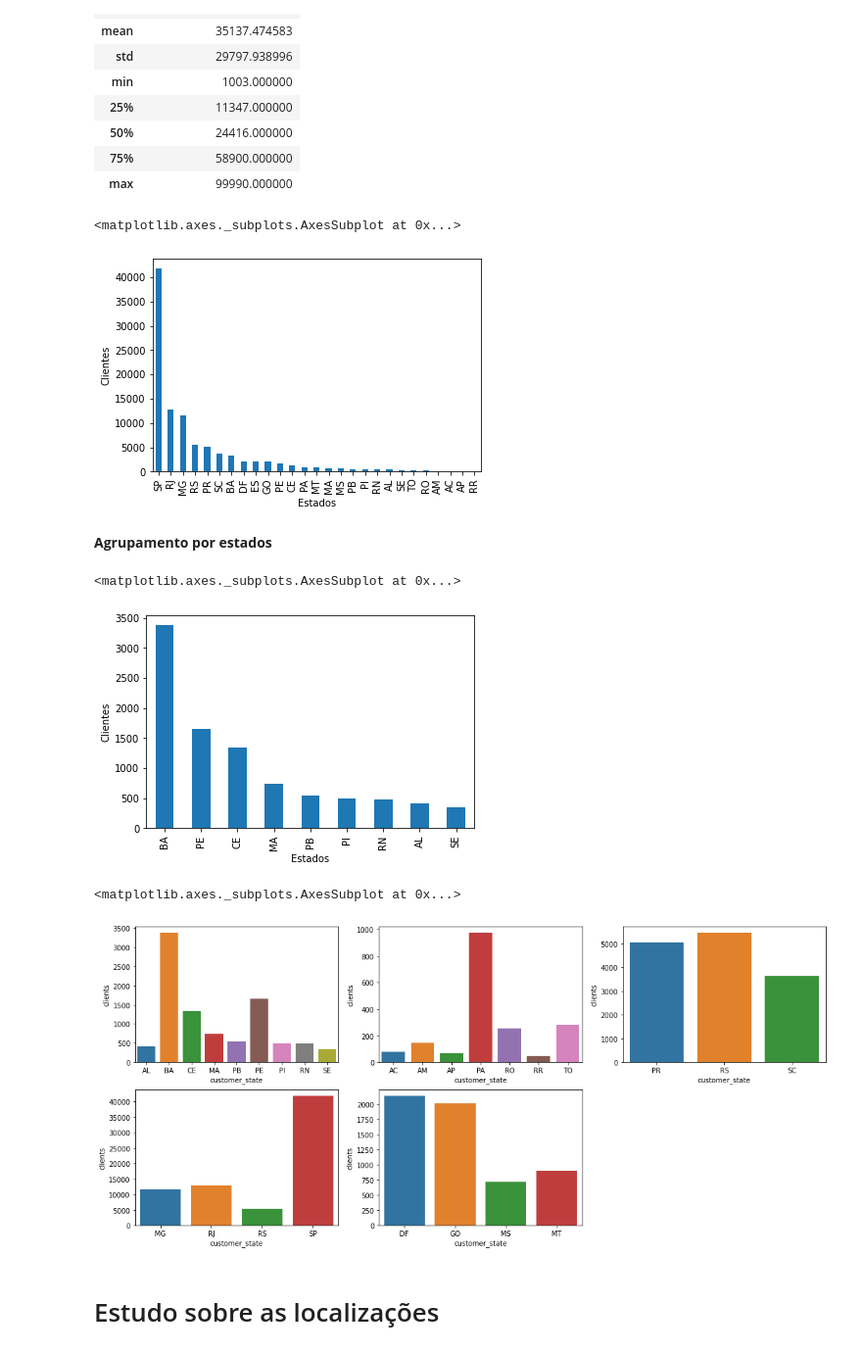
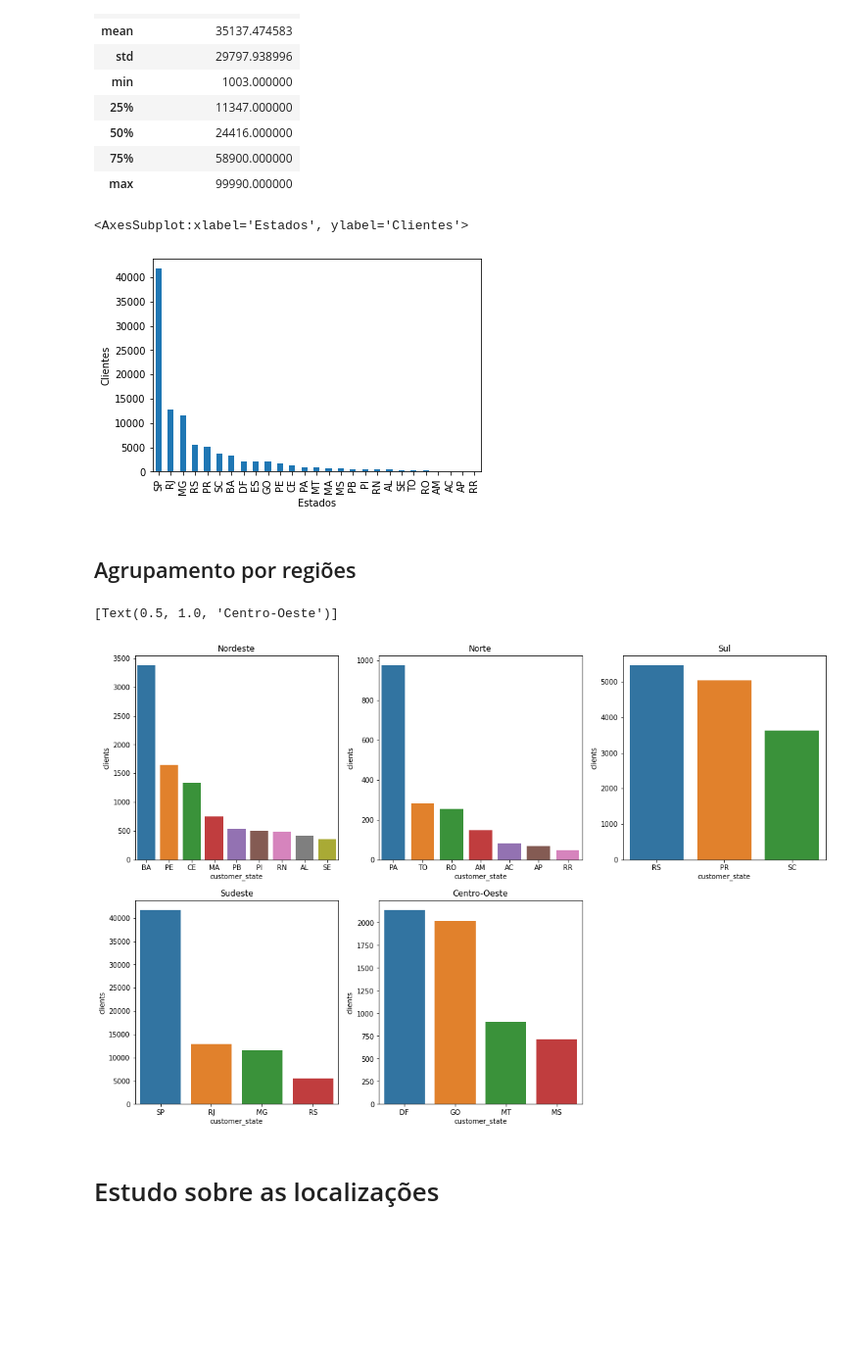
Before and after one commit to AdsonRamos/if697-2020.2, a Jupyter notebook: Projeto_IF697.ipynb, the cells around one changed output. Shown at 98% size. Cells and saved outputs as stored; diff of their text form; code cells hidden in the pictures; blank space fills up the shorter version.

```diff
--- a/Projeto_IF697.ipynb
+++ b/Projeto_IF697.ipynb
@@ -11,12 +13,11 @@ from matplotlib import pyplot as plt
 # %% [markdown]
 # Carregando dados
 # %%
-#Carregando os datasets
-customers = pd.read_csv("https://raw.githubusercontent.com/AdsonRamos/if697-2020.2/main/datasets/olist_customers_dataset.csv", encoding="ISO-8859-1")
-geolocation = pd.read_csv("https://raw.githubusercontent.com/AdsonRamos/if697-2020.2/main/datasets/olist_geolocation_dataset.csv", encoding="ISO-8859-1")
-order_items = pd.read_csv("https://raw.githubusercontent.com/AdsonRamos/if697-2020.2/main/datasets/olist_order_items_dataset.csv", encoding="ISO-8859-1")
-order_payments = pd.read_csv("https://raw.githubusercontent.com/AdsonRamos/if697-2020.2/main/datasets/olist_order_payments_dataset.csv", encoding="ISO-8859-1")
-order_reviews = pd.read_csv("https://raw.githubusercontent.com/AdsonRamos/if697-2020.2/main/datasets/olist_order_reviews_dataset.csv", encoding="ISO-8859-1")
-orders = pd.read_csv("https://raw.githubusercontent.com/AdsonRamos/if697-2020.2/main/datasets/olist_orders_dataset.csv", encoding="ISO-8859-1")
-products = pd.read_csv("https://raw.githubusercontent.com/AdsonRamos/if697-2020.2/main/datasets/olist_products_dataset.csv", encoding="ISO-8859-1")
-sellers = pd.read_csv("https://raw.githubusercontent.com/AdsonRamos/if697-2020.2/main/datasets/olist_sellers_dataset.csv", encoding="ISO-8859-1")
+customers = pd.read_csv("datasets/olist_customers_dataset.csv", encoding="ISO-8859-1")
+geolocation = pd.read_csv("datasets/olist_geolocation_dataset.csv", encoding="ISO-8859-1")
+order_items = pd.read_csv("datasets/olist_order_items_dataset.csv", encoding="ISO-8859-1")
+order_payments = pd.read_csv("datasets/olist_order_payments_dataset.csv", encoding="ISO-8859-1")
+order_reviews = pd.read_csv("datasets/olist_order_reviews_dataset.csv", encoding="ISO-8859-1")
+orders = pd.read_csv("datasets/olist_orders_dataset.csv", encoding="ISO-8859-1")
+products = pd.read_csv("datasets/olist_products_dataset.csv", encoding="ISO-8859-1")
+sellers = pd.read_csv("datasets/olist_sellers_dataset.csv", encoding="ISO-8859-1")
@@ -149,54 +181,48 @@ customers.describe()
 | 75% | 58900.000000 |
 | max | 99990.000000 |
 # %%
-#Estados mais frequentes nos clients
+#Estados mais frequentes nos clientes
 customers['customer_state'].value_counts().plot(kind='bar', ylabel='Clientes', xlabel='Estados')
 # %% [output]
-<matplotlib.axes._subplots.AxesSubplot at 0x...>
+<AxesSubplot:xlabel='Estados', ylabel='Clientes'>
 [figure]
 # %% [markdown]
-**Agrupamento por estados**
+## Agrupamento por regiões
 # %%
 sudeste = ['MG', 'RJ', 'RS', 'SP']
 nordeste = ['AL', 'BA', 'CE', 'MA', 'PB', 'PI', 'PE', 'RN', 'SE']
 sul = ['PR', 'RS', 'SC']
 norte = ['AM', 'RR', 'AP', 'PA', 'TO', 'RO', 'AC']
 centro_oeste = ['MT', 'MS', 'GO', 'DF']
-# %%
-customers[customers.customer_state.isin(nordeste)]['customer_state'].value_counts().plot(kind='bar', ylabel='Clientes', xlabel='Estados')
-# %% [output]
-<matplotlib.axes._subplots.AxesSubplot at 0x...>
-[figure, removed]
 # %%
 #Clientes distribuídos por regiões do país
 
-fig, axes = plt.subplots(ncols=3, nrows=2, figsize=(18, 8))
+fig, axes = plt.subplots(ncols=3, nrows=2, figsize=(18, 12))
 fig.delaxes(axes[1,2])
 
-northest_client_counts = customers[customers.customer_state.isin(nordeste)]['customer_state'].value_counts().rename_axis('customer_state').reset_index(name='clients')
-northest_client_counts["customer_state"] = northest_client_counts["customer_state"].astype('category')
+northeast_client_counts = customers[customers.customer_state.isin(nordeste)]['customer_state'].value_counts().rename_axis('customer_state').reset_index(name='clients')
+northeast_client_counts["customer_state"] = northeast_client_counts["customer_state"].astype('category')
 
 north_client_counts = customers[customers.customer_state.isin(norte)]['customer_state'].value_counts().rename_axis('customer_state').reset_index(name='clients')
 north_client_counts["customer_state"] = north_client_counts["customer_state"].astype('category')
 
 south_client_counts = customers[customers.customer_state.isin(sul)]['customer_state'].value_counts().rename_axis('customer_state').reset_index(name='clients')
 south_client_counts["customer_state"] = south_client_counts["customer_state"].astype('category')
 
-southest_client_counts = customers[customers.customer_state.isin(sudeste)]['customer_state'].value_counts().rename_axis('customer_state').reset_index(name='clients')
-southest_client_counts["customer_state"] = southest_client_counts["customer_state"].astype('category')
+southeast_client_counts = customers[customers.customer_state.isin(sudeste)]['customer_state'].value_counts().rename_axis('customer_state').reset_index(name='clients')
+southeast_client_counts["customer_state"] = southeast_client_counts["customer_state"].astype('category')
 
 midwest_client_counts = customers[customers.customer_state.isin(centro_oeste)]['customer_state'].value_counts().rename_axis('customer_state').reset_index(name='clients')
 midwest_client_counts["customer_state"] = midwest_client_counts["customer_state"].astype('category')
 
-#seaborn
-sns.barplot(x='customer_state', y='clients', data=northest_client_counts, ax=axes[0][0])
-sns.barplot(x='customer_state', y='clients', data=north_client_counts, ax=axes[0][1])
-sns.barplot(x='customer_state', y='clients', data=south_client_counts, ax=axes[0][2])
-sns.barplot(x='customer_state', y='clients', data=southest_client_counts, ax=axes[1][0])
-sns.barplot(x='customer_state', y='clients', data=midwest_client_counts, ax=axes[1][1])
+sns.barplot(x='customer_state', y='clients', order=northeast_client_counts['customer_state'], data=northeast_client_counts, ax=axes[0][0]).set(title="Nordeste")
+sns.barplot(x='customer_state', y='clients', order=north_client_counts['customer_state'], data=north_client_counts, ax=axes[0][1]).set(title="Norte")
+sns.barplot(x='customer_state', y='clients', order=south_client_counts['customer_state'], data=south_client_counts, ax=axes[0][2]).set(title="Sul")
+sns.barplot(x='customer_state', y='clients', order=southeast_client_counts['customer_state'], data=southeast_client_counts, ax=axes[1][0]).set(title="Sudeste")
+sns.barplot(x='customer_state', y='clients', order=midwest_client_counts['customer_state'], data=midwest_client_counts, ax=axes[1][1]).set(title="Centro-Oeste")
 # %% [output]
-<matplotlib.axes._subplots.AxesSubplot at 0x...>
+[Text(0.5, 1.0, 'Centro-Oeste')]
-[figure, old version]
+[figure, new version]
 # %% [markdown]
 # Estudo sobre as localizações
 # %%
```
Also changed, not shown: parts of 36 cells of this notebook.
